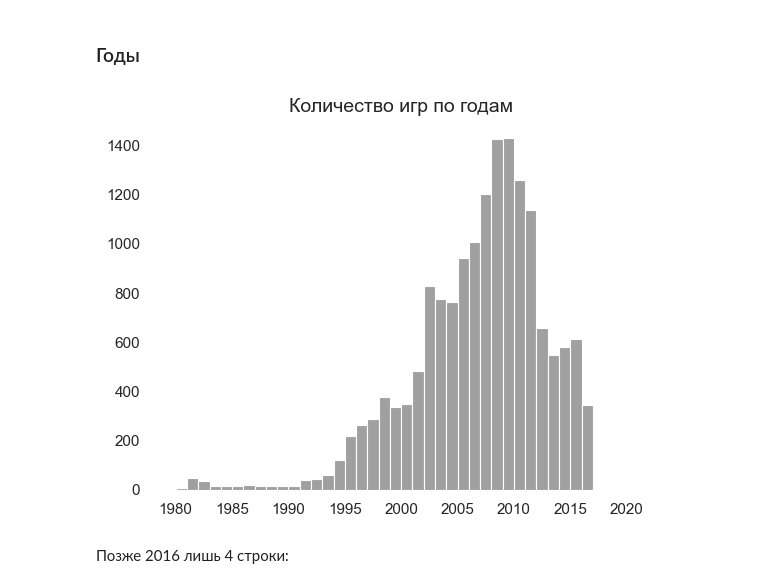
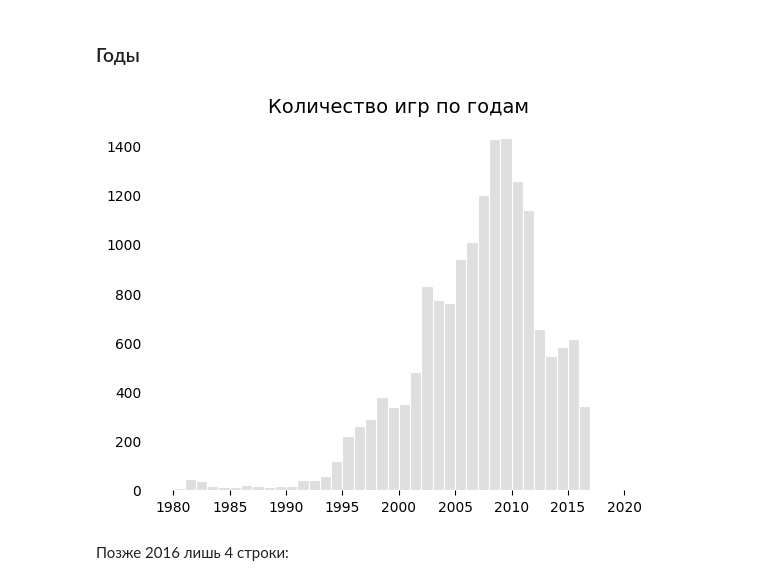
Before and after one commit to ekhavronina/data_analytics, a Jupyter notebook: video_games/video_game_sales_reboot.ipynb, the cells around one changed output. Drawn from its saved outputs; the diff is of its cells as text; code cells hidden in the pictures.

```diff
--- a/video_games/video_game_sales_reboot.ipynb
+++ b/video_games/video_game_sales_reboot.ipynb
@@ -202,28 +202,29 @@ games[games['Global_Sales'] == games['Global_Sales'].max()]
 ### Годы
 # %%
 # Стиль графиков
-sns.set_style({'axes.grid': False,                               # сетка
-#                'axes.edge': False,
+sns.set_style({'axes.grid': False,
                'axes.facecolor': 'white',                        # цвет фона
+#                'patch.edgecolor': 'w',                         # цвет границ, и так дефолтный
                'ytick.left': False                               # "-" после показателя
               })
 
 
 # Гистограмма
 sns.histplot(data=games,
              x='Year',
              binwidth=1,
-             color='grey'
+             color='lightgrey'
+#              edgecolor='white'
             )
 
 sns.despine(left=True, bottom=True)                              # убирает границы
 plt.title('Количество игр по годам', fontdict={'fontsize': 14})
 plt.xlabel(None)
 plt.ylabel(None)
 
 plt.show()
 # %% [output]
-[figure, old version]
+[figure, new version]
 # %% [markdown]
 Позже 2016 лишь 4 строки:
 # %%
```
Also changed, not shown: parts of 19 cells of this notebook.
